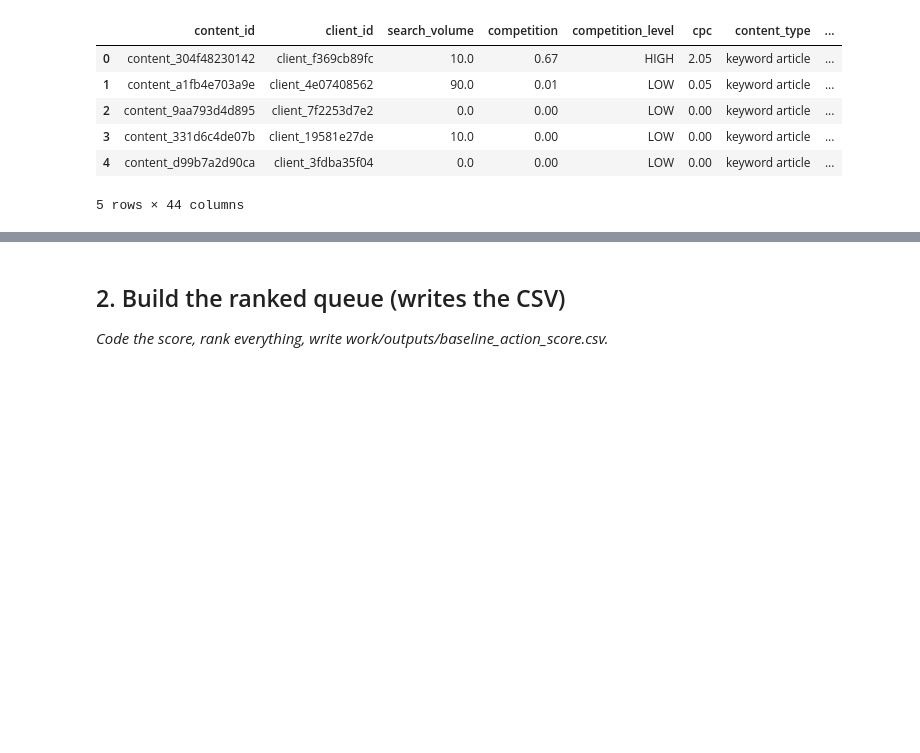
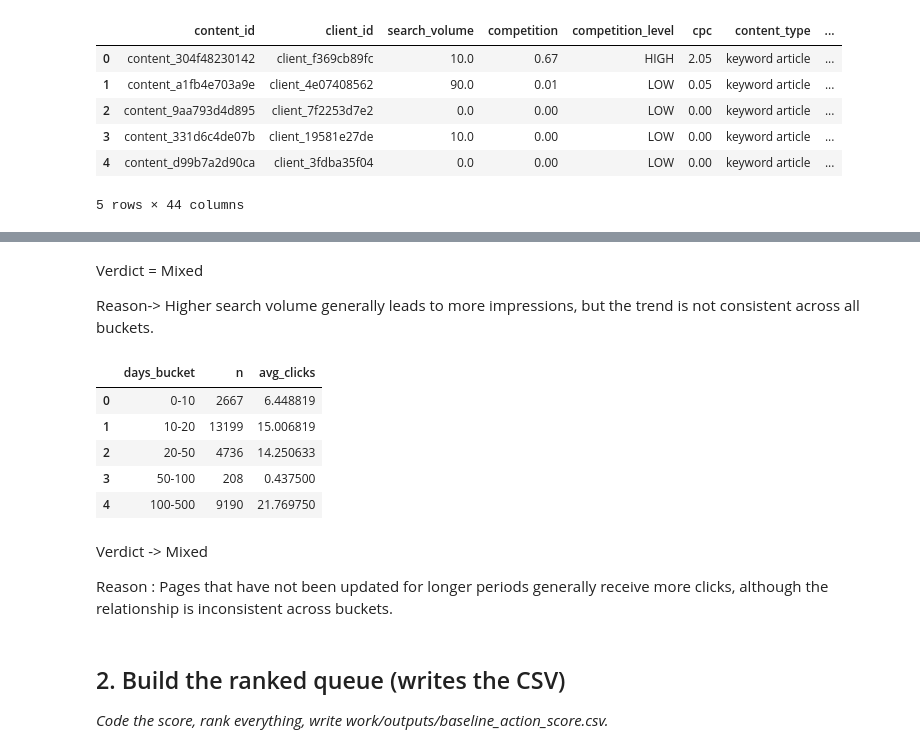
Before and after one commit to Krishma-adhikari/flyrank-projects, a Jupyter notebook: work/notebooks/w04_baseline_score.ipynb, the cells around one changed output, grey strips where cells are left out. Saved outputs shown, nothing was run; the diff lists cells and outputs as text; code cells hidden in the pictures; blank space fills up the shorter version.

```diff
--- a/work/notebooks/w04_baseline_score.ipynb
+++ b/work/notebooks/w04_baseline_score.ipynb
@@ -40,0 +48,5 @@ thr
+# %%
+bins = [0,100,500,1000,float("inf")]
+labels = ["0-100", "101-500", "501-1000","1000+"]
+
+df["volume_bucket"] = pd.cut(df["search_volume"], bins = bins, labels = labels, include_lowest = True)
@@ -40,0 +63,26 @@ thr
+# %% [markdown]
+Verdict = Mixed
+
+
+Reason-> Higher search volume generally leads to more impressions, but the trend is not consistent across all buckets.
+# %%
+bins = [0,10,20,50,100,500]
+labels = ["0-10", "10-20", "20-50","50-100","100-500"]
+
+df["days_bucket"] = pd.cut(df['days_since_last_update'], bins =bins, labels = labels, include_lowest = True)
+# %%
+bucket2_table =(df.groupby("days_bucket").agg(n = ("days_since_last_update","size"),avg_clicks = ("clicks_90d","mean")).reset_index())
+# %%
+bucket2_table
+# %% [output]
+|  | days_bucket | n | avg_clicks |
+| 0 | 0-10 | 2667 | 6.448819 |
+| 1 | 10-20 | 13199 | 15.006819 |
+| 2 | 20-50 | 4736 | 14.250633 |
+| 3 | 50-100 | 208 | 0.437500 |
+| 4 | 100-500 | 9190 | 21.769750 |
+# %% [markdown]
+Verdict -> Mixed
+
+Reason :
+Pages that have not been updated for longer periods generally receive more clicks, although the relationship is inconsistent across buckets.
```
Also changed, not shown: parts of 26 cells of this notebook.
